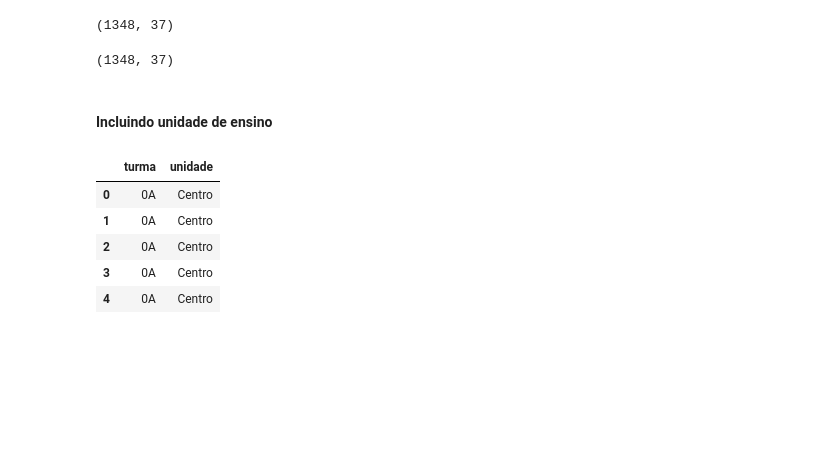
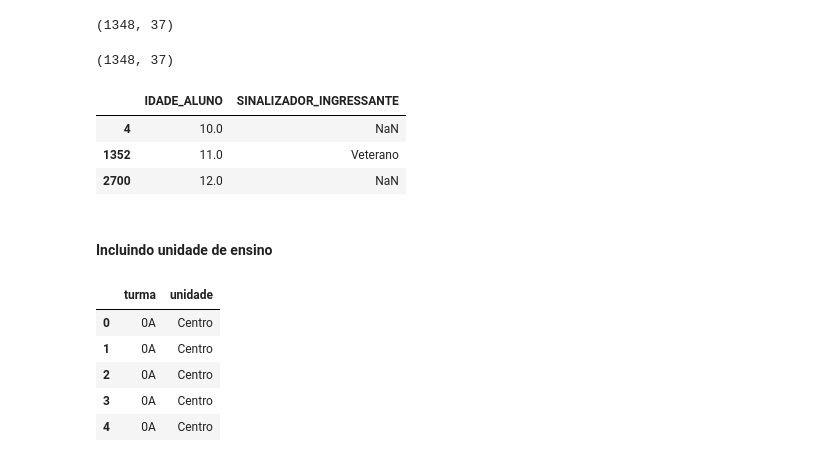
Before and after one commit to jorgeplatero/postech_techchallenge_fase_5, a Jupyter notebook: techchallenge_fase_5.ipynb, the cells around one changed output. Saved outputs shown, nothing was run; the diff lists cells and outputs as text; code cells hidden in the pictures; blank space fills up the shorter version.

```diff
--- a/techchallenge_fase_5.ipynb
+++ b/techchallenge_fase_5.ipynb
@@ -492,6 +501,13 @@ df = df[['ANO', 'NOME', 'IDADE_ALUNO', 'FASE_TURMA', 'ANO_INGRESSO', 'PEDRA', 'P
     'ANOS_PM', 'INSTITUICAO_ENSINO_ALUNO', 'DESTAQUE_IEG', 'DESTAQUE_IDA', 'DESTAQUE_IPV',
     'REC_AVA_1', 'REC_AVA_2', 'REC_AVA_3', 'REC_AVA_4', 'NIVEL_IDEAL', 'DEFASAGEM', 'SINALIZADOR_INGRESSANTE',
     'CG', 'CF', 'CT', 'NOTA_PORT', 'NOTA_MAT', 'NOTA_ING', 'QTD_AVAL', 'BOLSISTA', 'INDICADO_BOLSA']]
+# %%
+df[df['NOME'] == 'ALUNO-5'][['IDADE_ALUNO', 'SINALIZADOR_INGRESSANTE']]
+# %% [output]
+|  | IDADE_ALUNO | SINALIZADOR_INGRESSANTE |
+| 4 | 10.0 | NaN |
+| 1352 | 11.0 | Veterano |
+| 2700 | 12.0 | NaN |
 # %% [markdown]
 #### Incluindo unidade de ensino
 # %%
```
Also changed, not shown: parts of 5 cells of this notebook, 1 other file.
